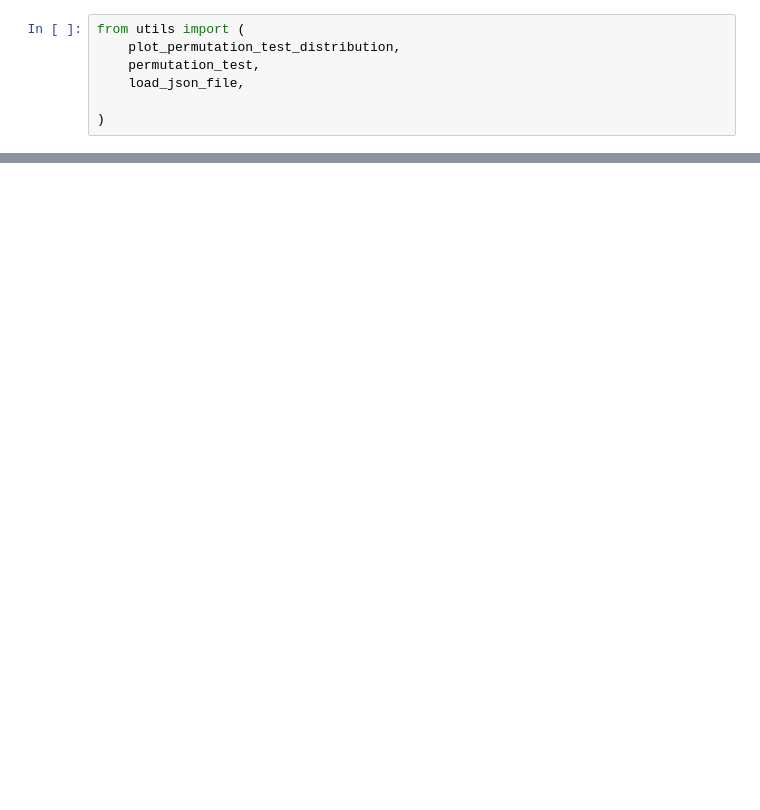
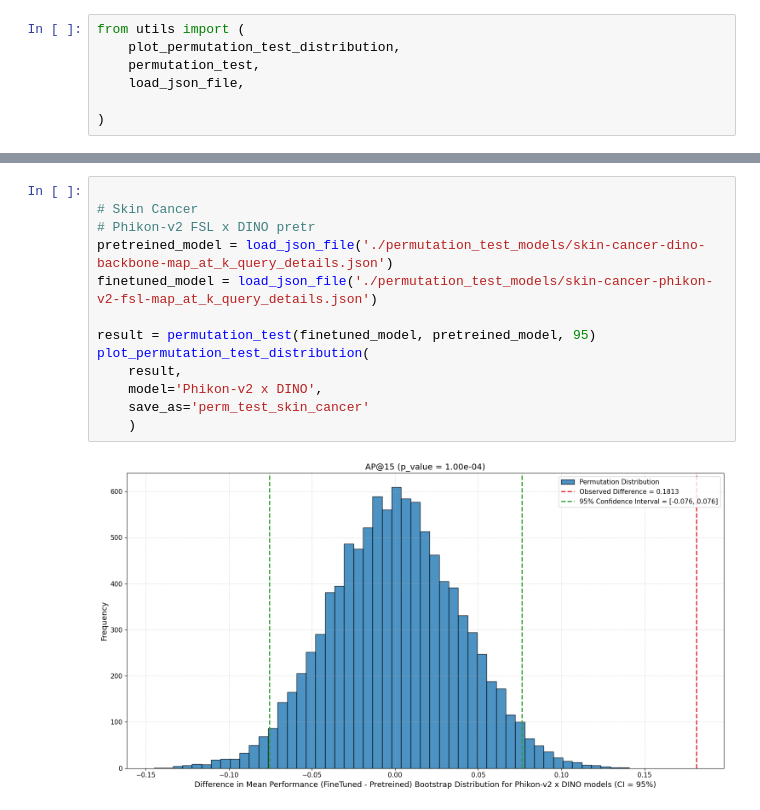
Before and after one commit to maods2/master-research-image-retrieval, a Jupyter notebook: notebooks/permutation_test.ipynb, the cells around one changed output, grey strips where cells are left out. Saved outputs shown, nothing was run; the diff lists cells and outputs as text; blank space fills up the shorter version.

```diff
--- a/notebooks/permutation_test.ipynb
+++ b/notebooks/permutation_test.ipynb
@@ -28,0 +38,15 @@ plot_permutation_test_distribution(
+# %%
+
+# Skin Cancer
+# Phikon-v2 FSL x DINO pretr
+pretreined_model = load_json_file('./permutation_test_models/skin-cancer-dino-backbone-map_at_k_query_details.json')
+finetuned_model = load_json_file('./permutation_test_models/skin-cancer-phikon-v2-fsl-map_at_k_query_details.json')
+
+result = permutation_test(finetuned_model, pretreined_model, 95)
+plot_permutation_test_distribution(
+    result,
+    model='Phikon-v2 x DINO',
+    save_as='perm_test_skin_cancer'
+    )
+# %% [output]
+[figure, added]
```
Also changed, not shown: parts of 2 cells of this notebook, 13 other files.
